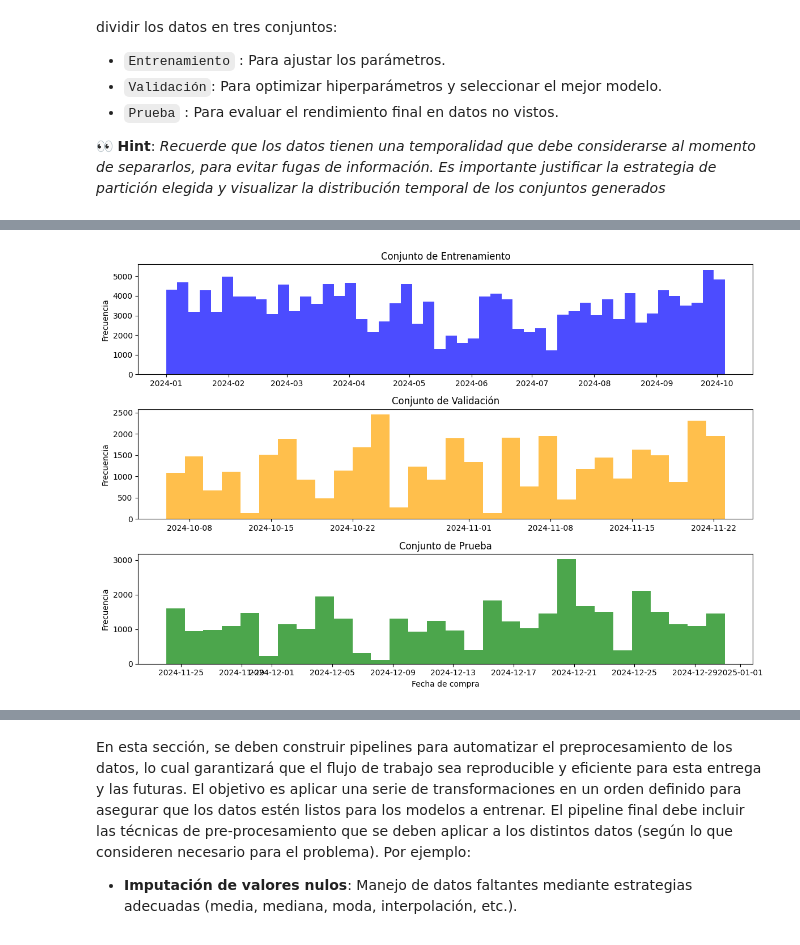
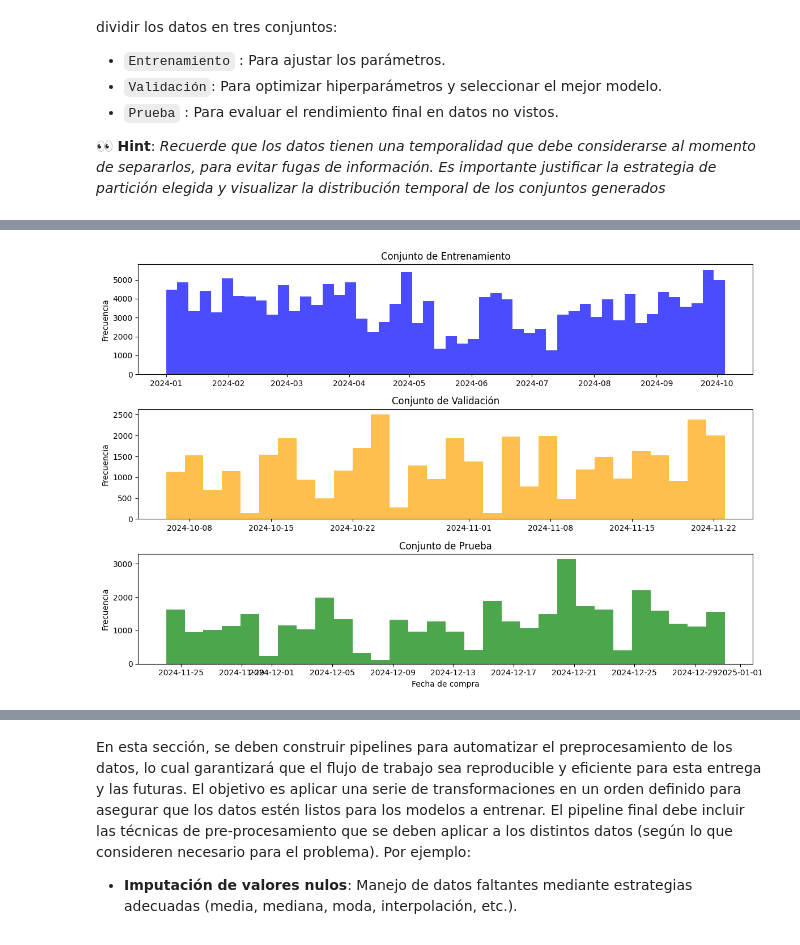
Before and after one commit to fco-marquez/MDS7202_Free_Riders, a Jupyter notebook: entrega1/enunciado_entrega1.ipynb, the cells around one changed output, grey strips where cells are left out. Cells and saved outputs as stored; diff of their text form; code cells hidden in the pictures.

```diff
--- a/entrega1/enunciado_entrega1.ipynb
+++ b/entrega1/enunciado_entrega1.ipynb
@@ -322,7 +303,7 @@ Se harán outer merge's para nos perder información, por ejemplo, si hay un cli
 # %%
 # Exploratorio
 # Merge de las tablas de transacciones y clientes
-df_merged1 = pd.merge(df_transactions, df_customers, left_on='customer_id', right_on='customer_id', how='outer')
+df_merged1 = pd.merge(df_transactions, df_customers, left_on='customer_id', right_on='customer_id', how='inner')
 print(f"Dimensiones después del primer merge: {df_merged1.shape}")
 df_merged1.head()
 # %% [output]
@@ -336,7 +317,7 @@ Dimensiones después del primer merge: (255015, 12)
 # %%
 # Exploratorio
 # Merge de las tablas de transacciones y clientes con productos
-df_merged = pd.merge(df_merged1, df_products, left_on='product_id', right_on='product_id', how='outer')
+df_merged = pd.merge(df_merged1, df_products, left_on='product_id', right_on='product_id', how='inner')
 print(f"Dimensiones después del segundo merge: {df_merged.shape}")
 df_merged.head()
 # %% [output]
@@ -400,35 +381,24 @@ class DataPreprocessor(BaseEstimator, TransformerMixin):
     def transform(self, X):
         df_customers, df_products, df_transactions = X
 
-        # Estandarizar tipos
-        df_transactions = df_transactions.copy()
-        df_transactions['customer_id'] = df_transactions['customer_id'].astype('int64')
-        df_transactions['product_id'] = df_transactions['product_id'].astype('int64')
-        df_transactions['order_id'] = df_transactions['order_id'].astype('int64')
-
         # Merge
         df_merged = pd.merge(
             df_transactions,
             df_customers,
             on="customer_id",
-            how="outer"
+            how="inner"
         )
         df_merged = pd.merge(
             df_merged,
             df_products,
             on="product_id",
-            how="outer"
+            how="inner"
         )
         print(f"Dimensiones después del merge: {df_merged.shape}")
 
         # Filas con todos nulos
         df_merged = df_merged.dropna(how="all")
         print(f"Dimensiones después de eliminar filas con todos los valores nulos: {df_merged.shape}")
-
-        # Eliminar valores negativos en las columnas de cantidades y tamaños
-        positives_cols = ["items", "num_deliver_per_week", "num_visit_per_week", "size"]
-        df_merged = df_merged[(df_merged[positives_cols] >= 0).all(axis=1)]
-        print(f"Dimensiones después de eliminar valores negativos: {df_merged.shape}")
 
         # Duplicados
         df_merged = df_merged.drop_duplicates()
@@ -687,78 +772,5 @@ plt.show()
 train_dates = train_data['purchase_date'].unique()
 val_dates = val_data['purchase_date'].unique()
 test_dates = test_data['purchase_date'].unique()
-
-# Función para crear dataset con target binario
-def create_binary_dataset(data, date_range):
-    """
-    Crea un dataset binario donde:
-    - 1: el cliente compró el producto en ese periodo
-    - 0: el cliente no compró el producto en ese periodo
-    """
-    # Obtener combinaciones únicas que sí ocurrieron
-    positive_samples = data[['customer_id', 'product_id']].drop_duplicates()
-    positive_samples['target'] = 1
-
-    # Crear muestra de negativos (productos que el cliente NO compró)
-    all_customers = data['customer_id'].unique()
-    all_products = data['product_id'].unique()
-
-    # Muestrear negativos (para balance)
-    n_positives = len(positive_samples)
-    n_negatives_to_sample = min(n_positives * 2, len(all_customers) * len(all_products) - n_positives)
-
-    # Generar combinaciones negativas aleatorias
-    np.random.seed(42)
-    negative_samples = []
-    positive_set = set(map(tuple, positive_samples[['customer_id', 'product_id']].values))
-
-    while len(negative_samples) < n_negatives_to_sample:
-        cust = np.random.choice(all_customers)
-        prod = np.random.choice(all_products)
-        if (cust, prod) not in positive_set:
-            negative_samples.append([cust, prod, 0])
-            positive_set.add((cust, prod))
-
-    negative_df = pd.DataFrame(negative_samples, columns=['customer_id', 'product_id', 'target'])
-
-    # Combinar positivos y negativos
-    binary_data = pd.concat([positive_samples, negative_df], ignore_index=True)
-
-    # Agregar features de cliente y producto
-    binary_data = binary_data.merge(
-        df_customers[['customer_id', 'region_id', 'zone_id', 'customer_type',
-                      'Y', 'X', 'num_deliver_per_week', 'num_visit_per_week']],
-        on='customer_id',
-        how='left'
-    )
-    binary_data = binary_data.merge(
-        df_products[['product_id', 'brand', 'category', 'sub_category',
-                     'segment', 'package', 'size']],
-        on='product_id',
-        how='left'
-    )
-
-    return binary_data
-
-# Crear datasets binarios
-print("\nCreando datasets binarios para modelado...")
-X_train = create_binary_dataset(train_data, train_dates)
-X_val = create_binary_dataset(val_data, val_dates)
-X_test = create_binary_dataset(test_data, test_dates)
-
-print(f"Train: {len(X_train)} samples ({X_train['target'].mean():.2%} positivos)")
-print(f"Val: {len(X_val)} samples ({X_val['target'].mean():.2%} positivos)")
-print(f"Test: {len(X_test)} samples ({X_test['target'].mean():.2%} positivos)")
-
-# Separar features y target
-y_train = X_train['target']
-y_val = X_val['target']
-y_test = X_test['target']
-
-# Eliminar columnas no necesarias para el modelado
-cols_to_drop = ['target', 'customer_id', 'product_id']
-X_train = X_train.drop(columns=cols_to_drop)
-X_val = X_val.drop(columns=cols_to_drop)
-X_test = X_test.drop(columns=cols_to_drop)
 # %% [output]
 Distribución temporal de los conjuntos:
@@ -768 +780 @@ Test:  2024-11-24 00:00:00 → 2024-12-31 00:00:00 (36360 registros)
-[figure, old version]
+[figure, new version]
```
Also changed, not shown: parts of 23 cells of this notebook.
